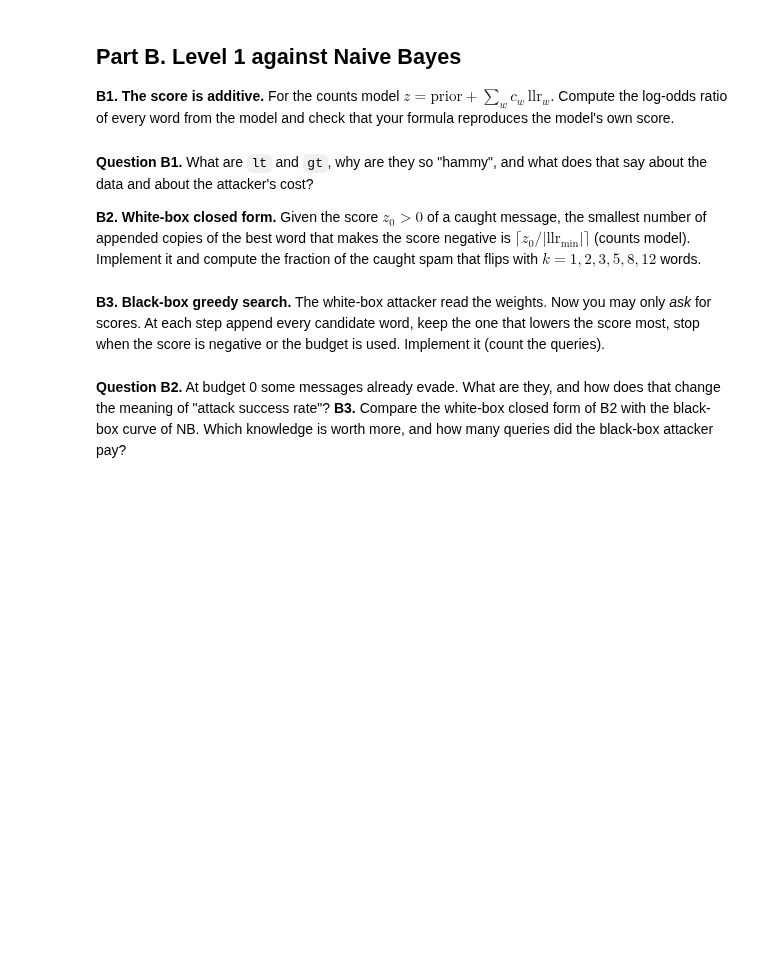
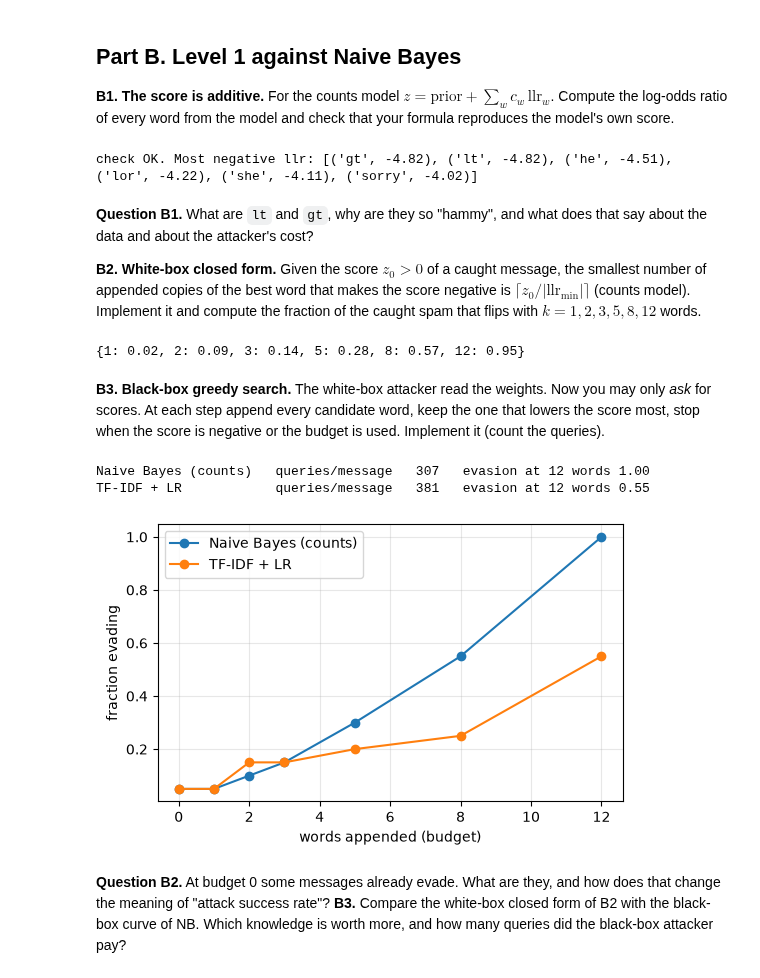
Before and after one commit to pakilu/aas, a Jupyter notebook: practice/spam/guide_02_03.ipynb, the cells around one changed output. Drawn from its saved outputs; the diff is of its cells as text; code cells hidden in the pictures; blank space fills up the shorter version.

```diff
--- a/practice/spam/guide_02_03.ipynb
+++ b/practice/spam/guide_02_03.ipynb
@@ -61,12 +66,13 @@ and check that your formula reproduces the model's own score.
 # %%
 nb = V["nb_counts"].encoder
 vec, clf = nb[0], nb[1]
-# TODO: llr = clf.feature_log_prob_[1] - clf.feature_log_prob_[0]; prior = clf.class_log_prior_[1] - clf.class_log_prior_[0]
-#       z = vec.transform(spam_test) @ llr + prior   (as a flat array)
-raise NotImplementedError
+llr = clf.feature_log_prob_[1] - clf.feature_log_prob_[0]; prior = clf.class_log_prior_[1] - clf.class_log_prior_[0]
+z = vec.transform(spam_test) @ llr + prior
 assert np.allclose(z, V["nb_counts"].score(spam_test))
 words = vec.get_feature_names_out()
 print("check OK. Most negative llr:", [(words[i], round(float(llr[i]), 2)) for i in np.argsort(llr)[:6]])
+# %% [output]
+check OK. Most negative llr: [('gt', -4.82), ('lt', -4.82), ('he', -4.51), ('lor', -4.22), ('she', -4.11), ('sorry', -4.02)]
 # %% [markdown]
 **Question B1.** What are `lt` and `gt`, why are they so "hammy", and what does that say about the data and about the attacker's cost?
 
@@ -77,42 +83,59 @@ $k=1,2,3,5,8,12$ words.
 best = llr.min()
 z0 = z[z >= 0]
 # TODO: for each k, the fraction of z0 for which z0 + k * best < 0
-raise NotImplementedError
+
+flip = {
+    k: float((z0 + k * best < 0).mean())
+    for k in (1, 2, 3, 5, 8, 12)
+}
+
 print({k: round(v, 2) for k, v in flip.items()})
+# %% [output]
+{1: 0.02, 2: 0.09, 3: 0.14, 5: 0.28, 8: 0.57, 12: 0.95}
 # %% [markdown]
 **B3. Black-box greedy search.** The white-box attacker read the weights. Now you may only *ask* for scores. At each step append every candidate word,
 keep the one that lowers the score most, stop when the score is negative or the budget is used. Implement it (count the queries).
 # %%
 def greedy_append(victim, message, candidates=CANDIDATES, max_words=12):
     """Return (words needed, queries used); words needed is None if the budget is not enough."""
     q0 = victim.queries
     cur = message
     if victim.score([cur])[0] < 0:
         return 0, victim.queries - q0
     for step in range(1, max_words + 1):
         # TODO: trials = [cur + " " + w for w in candidates]; scores = victim.score(trials); cur = the trial with the lowest score;
         #       return (step, queries) as soon as that score is negative
-        raise NotImplementedError
+
+        trials = [cur + " " + w for w in candidates]
+        scores = victim.score(trials)
+        min_score_index = np.argmin(scores)
+        cur = trials[min_score_index]
+        if scores[min_score_index] < 0:
+            return step, victim.queries - q0
     return None, victim.queries - q0
 
 
 BUDGETS = [0, 1, 2, 3, 5, 8, 12]
 subset = spam_test[:20]
 curves = {}
 for key, v in V.items():
     res = [greedy_append(v, m) for m in subset]
     curves[key] = [np.mean([s is not None and s <= b for s, _ in res]) for b in BUDGETS]
     print(
         f"{v.name:22} queries/message {np.mean([q for _, q in res]):5.0f}   evasion at 12 words {curves[key][-1]:.2f}"
     )
 plt.figure(figsize=(6, 3.6))
 for key, c in curves.items():
     plt.plot(BUDGETS, c, "o-", label=V[key].name)
 plt.xlabel("words appended (budget)")
 plt.ylabel("fraction evading")
 plt.legend()
 plt.grid(alpha=0.3)
 plt.show()
+# %% [output]
+Naive Bayes (counts)   queries/message   307   evasion at 12 words 1.00
+TF-IDF + LR            queries/message   381   evasion at 12 words 0.55
+[figure, added]
 # %% [markdown]
 **Question B2.** At budget 0 some messages already evade. What are they, and how does that change the meaning of "attack success rate"?
 **B3.** Compare the white-box closed form of B2 with the black-box curve of NB. Which knowledge is worth more, and how many queries did the black-box attacker pay?
```
Also changed, not shown: parts of 7 cells of this notebook.
